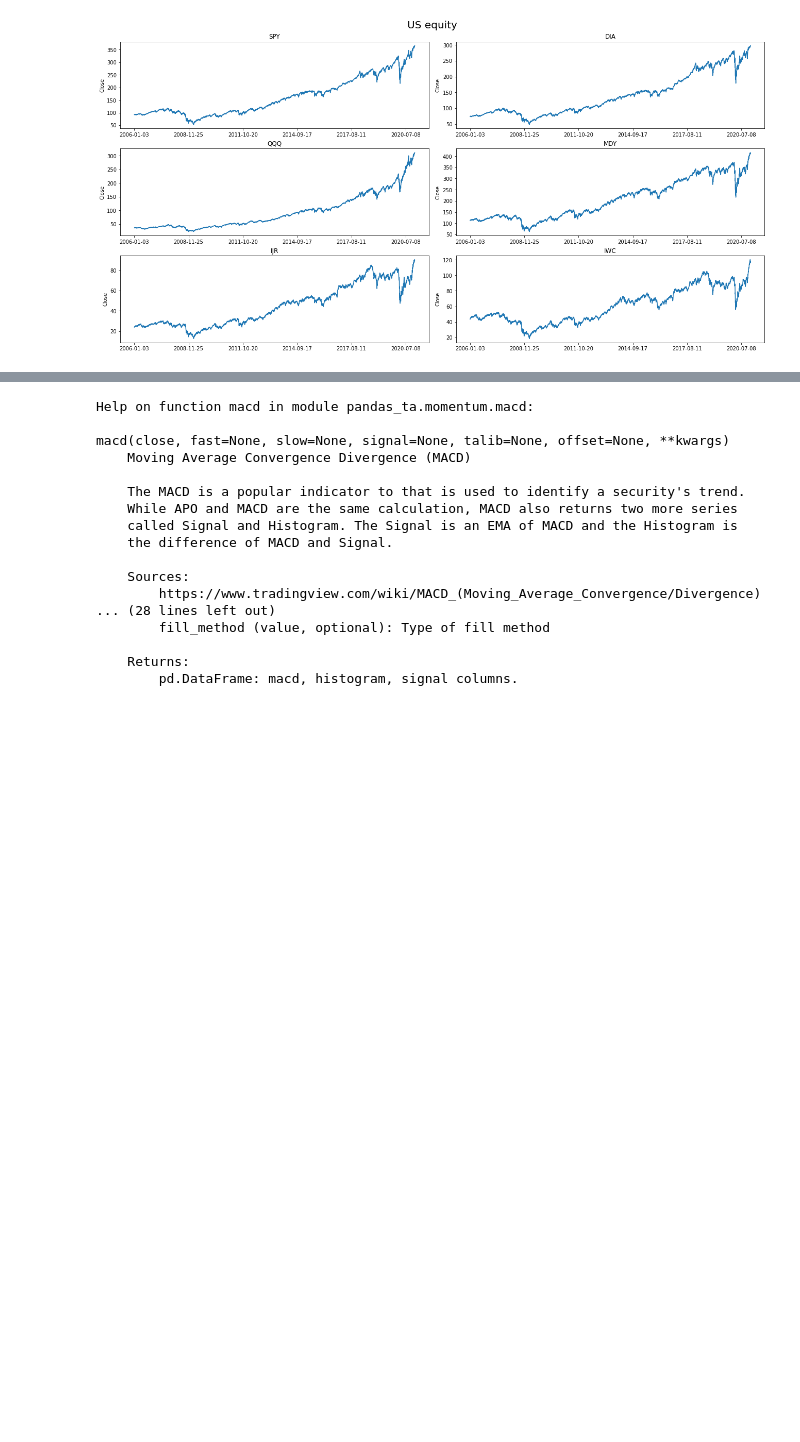
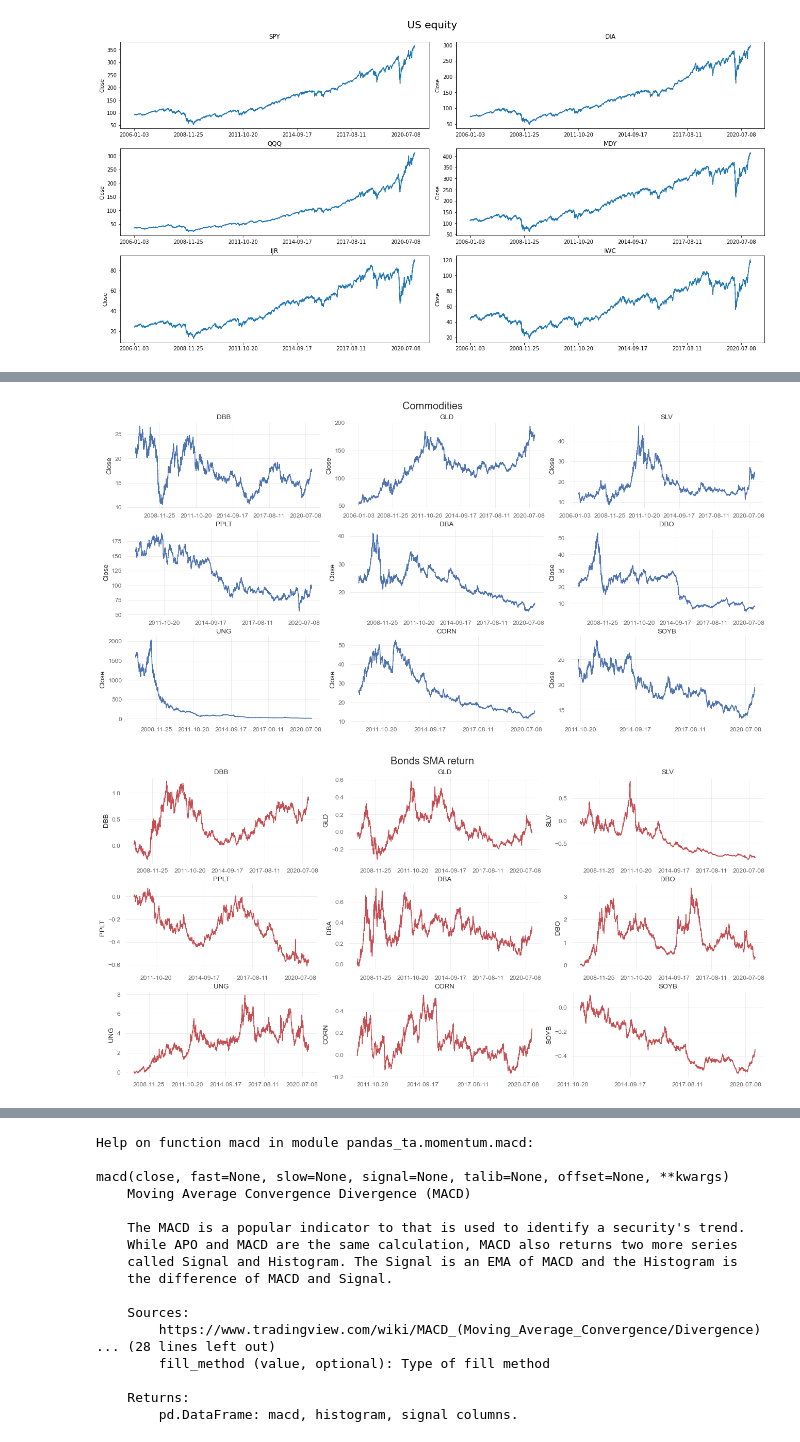
Before and after one commit to zazzooo/MATS, a Jupyter notebook: notebooks/download_security.ipynb, the cells around one changed output, grey strips where cells are left out. Cells and saved outputs as stored; diff of their text form; code cells hidden in the pictures; blank space fills up the shorter version.

```diff
--- a/notebooks/download_security.ipynb
+++ b/notebooks/download_security.ipynb
@@ -228,0 +319,32 @@ for ax, i, sec in zip(axs.flat, ((0,0), (0,1), (1,0), (1,1), (2,0), (2,1),), ['U
+# %%
+fig, axs = plt.subplots(nrows=3, ncols=3, constrained_layout=True, figsize=(18, 9))
+fig.suptitle('Commodities', size = 20)
+
+
+for ax, i, sec in zip(axs.flat, ((0,0), (0,1), (0,2), (1,0), (1,1), (1,2), (2,0), (2,1), (2,2)), ['DBB', 'GLD', 'SLV', 'PPLT', 'DBA', 'DBO', 'UNG', 'CORN', 'SOYB']):
+    Y = commodities[sec]['Close']
+    X = commodities.index.to_list()
+    sns.lineplot(ax=axs[i[0],i[1]],x=X, y=Y).set(title=sec)
+    ax.xaxis.set_major_locator(mdates.YearLocator(2))
+
+plt.show()
+
+commodities_close = commodities.iloc[:, commodities.columns.get_level_values(1)=='Close']
+commodities_close.columns = commodities_close.columns.droplevel(1)
+fig, axs = plt.subplots(nrows=3, ncols=3, constrained_layout=True, figsize=(18, 9))
+fig.suptitle('Bonds SMA return', size = 20)
+signal_df = mru.create_mean_rev_signal(commodities_close, 120, 20)[0]
+data_r = hep.return_df(commodities_close) #returns of securities
+
+data_earnings = hep.df_earnings(signal_df, data_r) #compute the earnings
+
+for ax, i, sec in zip(axs.flat, ((0,0), (0,1), (0,2), (1,0), (1,1), (1,2), (2,0), (2,1), (2,2)), ['DBB', 'GLD', 'SLV', 'PPLT', 'DBA', 'DBO', 'UNG', 'CORN', 'SOYB']):
+    Y = compsum(data_earnings[sec])
+    X = data_earnings.index.to_list()
+    sns.lineplot(ax=axs[i[0],i[1]],x=X, y=Y, color = 'r').set(title=sec)
+    ax.xaxis.set_major_locator(mdates.YearLocator(2))
+
+plt.show()
+# %% [output]
+[figure, added]
+[figure, added]
```
Also changed, not shown: parts of 14 cells of this notebook, 9 other files.
